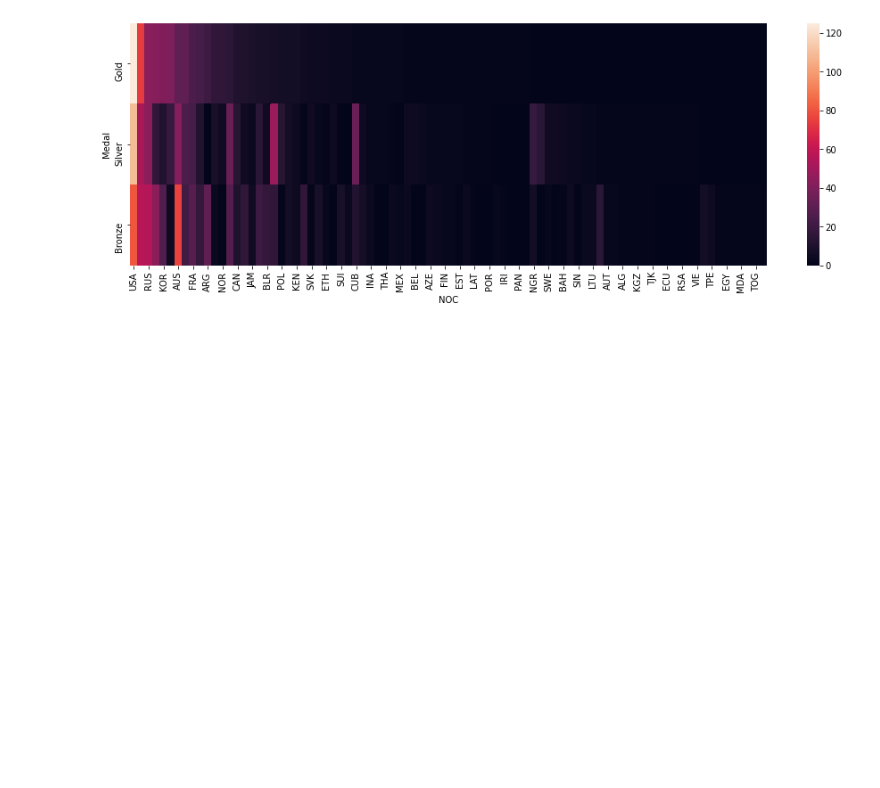
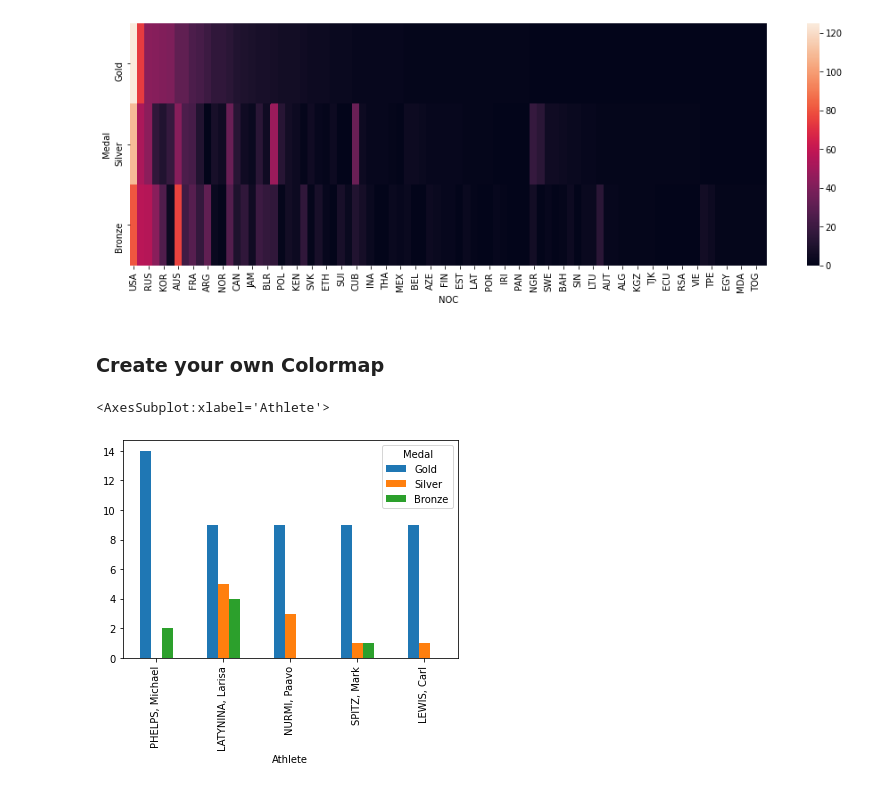
Before and after one commit to theSohanur/pandas-essential, a Jupyter notebook: pandas.notebook.ipynb, the cells around one changed output. Cells and saved outputs as stored; diff of their text form; code cells hidden in the pictures; blank space fills up the shorter version.

Commit message:
Create Own colormap

```diff
--- a/pandas.notebook.ipynb
+++ b/pandas.notebook.ipynb
@@ -1207,3 +1207,11 @@ sns.heatmap(g)
 # %% [output]
 <AxesSubplot:xlabel='NOC', ylabel='Medal'>
 [figure]
+# %% [markdown]
+### Create your own Colormap
+# %%
+g = oly.groupby(['Athlete','Medal']).size().unstack('Medal',fill_value = 0)
+g.sort_values(['Gold','Silver','Bronze'],ascending = False)[['Gold','Silver','Bronze']].head().plot(kind='bar')
+# %% [output]
+<AxesSubplot:xlabel='Athlete'>
+[figure, added]
```
Also changed, not shown: parts of 4 cells of this notebook.
